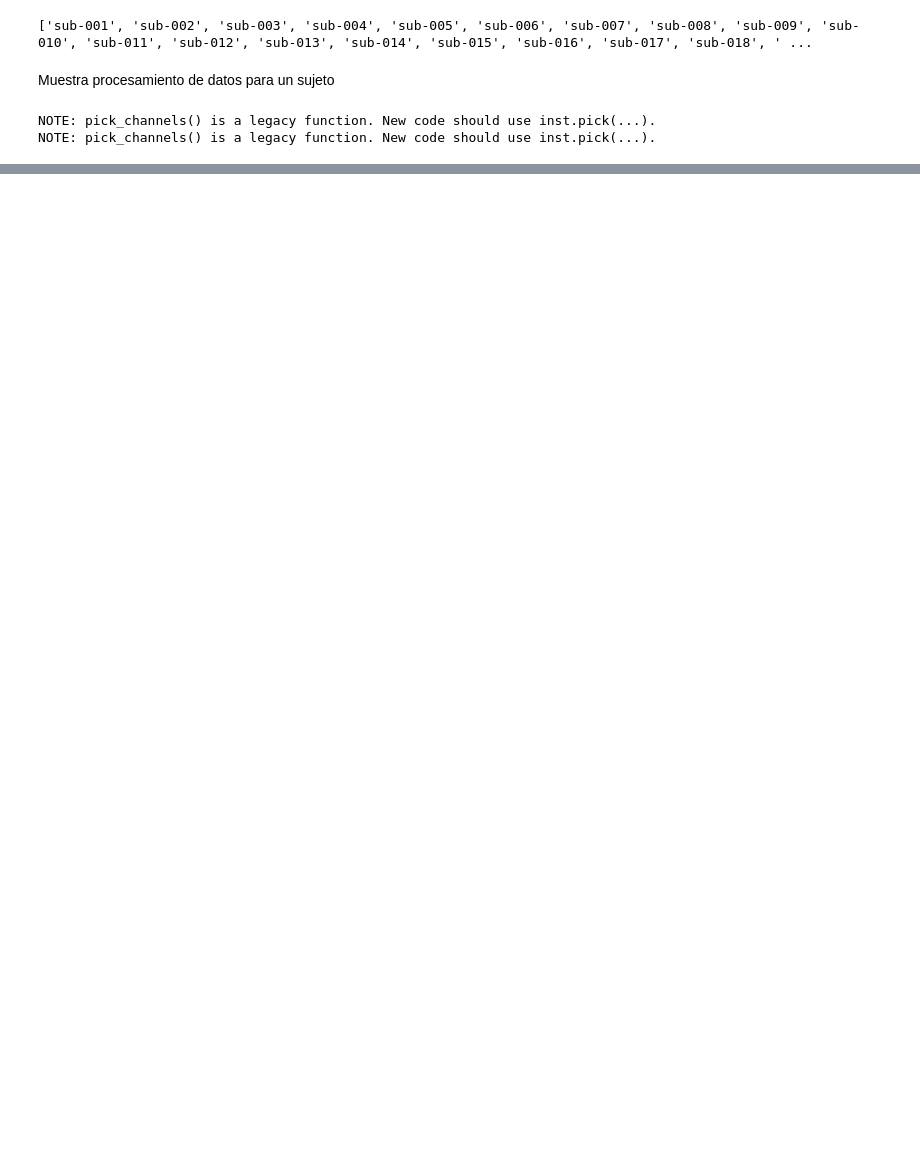
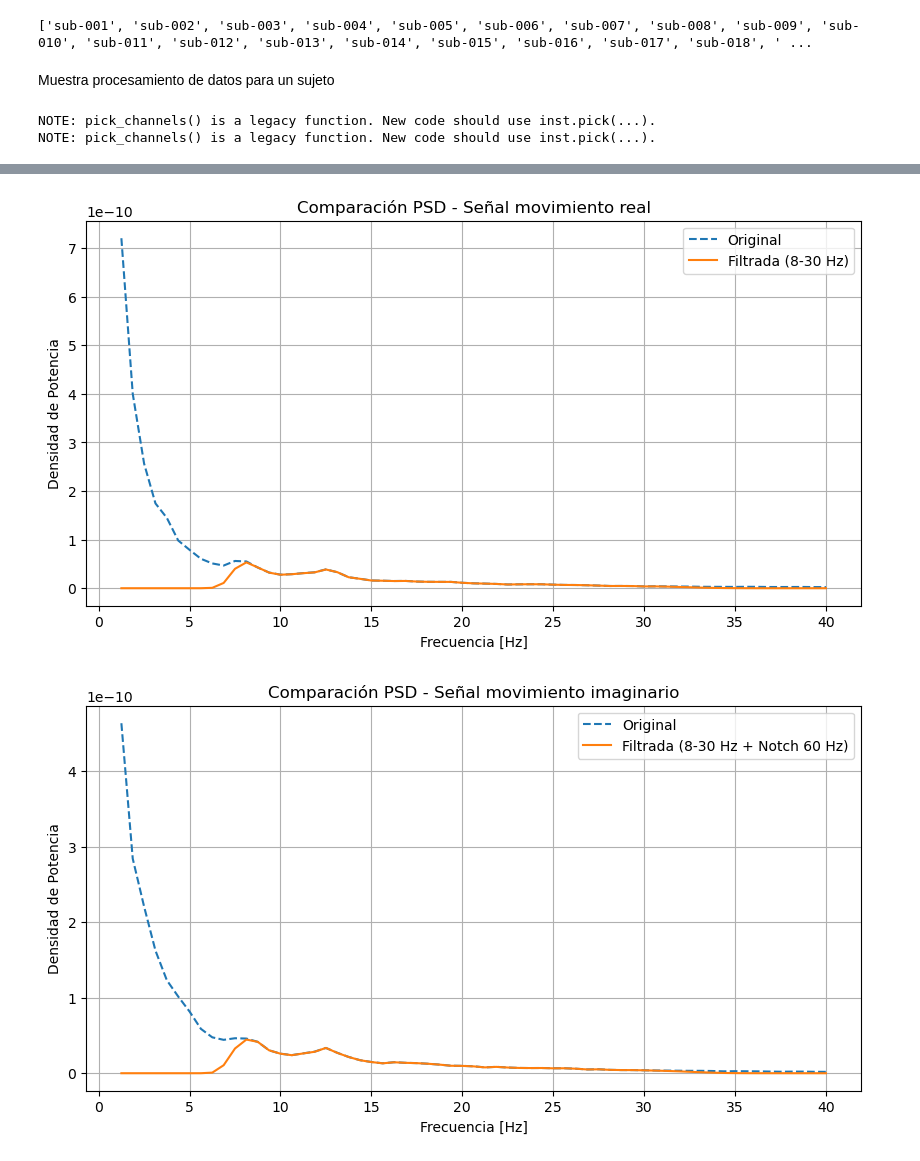
Before and after one commit to Isa21bella09/Proyecto-1---Biose-ales---Procesamiento-EEG, a Jupyter notebook: Proyecto 1 - Bioseñales.ipynb, the cells around one changed output, grey strips where cells are left out. Drawn from its saved outputs; the diff is of its cells as text; code cells hidden in the pictures; blank space fills up the shorter version.

```diff
--- a/Proyecto 1 - Bioseñales.ipynb
+++ b/Proyecto 1 - Bioseñales.ipynb
@@ -141,0 +144,55 @@ plt.show()
+# %%
+# 4. PSD
+
+# A. Señal movimiento real
+psd_real_orig, freqs1 = mne.time_frequency.psd_array_welch(raw_real_original.get_data(),
+    sfreq = raw_real_original.info['sfreq'], fmin=1, fmax=40, verbose=False)
+
+psd_real_filt, freqs2 = mne.time_frequency.psd_array_welch(raw_real_filt.get_data(),
+    sfreq = sfreq, fmin=1, fmax=40, verbose=False)
+
+# B. Señal movimiento imaginario
+psd_img_orig, freqs3 = mne.time_frequency.psd_array_welch(raw_imag_original.get_data(),
+    sfreq = sfreq, fmin=1, fmax=40, verbose=False)
+
+psd_img_filt, freqs4 = mne.time_frequency.psd_array_welch(raw_imag_filt.get_data(),
+    sfreq = sfreq, fmin=1, fmax=40, verbose=False)
+
+# Promedio entre canales
+
+# A. Señal movimiento real
+psd_rorig_mean = psd_real_orig.mean(axis=0)
+psd_rfilt_mean = psd_real_filt.mean(axis=0)
+
+# B. Señal movimiento imaginario
+psd_iorig_mean = psd_img_orig.mean(axis=0)
+psd_ifilt_mean = psd_img_filt.mean(axis=0)
+
+# Gráfica
+plt.figure(figsize=(10,5))
+
+# A. Señal movimiento real
+plt.plot(freqs1, psd_rorig_mean.T, label="Original", linestyle='--')
+plt.plot(freqs2, psd_rfilt_mean.T, label="Filtrada (8-30 Hz)")
+plt.title("Comparación PSD - Señal movimiento real")
+plt.xlabel("Frecuencia [Hz]")
+plt.ylabel("Densidad de Potencia")
+plt.grid()
+plt.legend()
+
+# B. Señal movimiento imaginario
+plt.figure(figsize=(10,5))
+
+plt.plot(freqs3, psd_iorig_mean.T, label="Original", linestyle='--')
+plt.plot(freqs4, psd_ifilt_mean.T, label="Filtrada (8-30 Hz + Notch 60 Hz)")
+
+plt.title("Comparación PSD - Señal movimiento imaginario")
+plt.xlabel("Frecuencia [Hz]")
+plt.ylabel("Densidad de Potencia")
+plt.grid()
+plt.legend()
+
+plt.show()
+# %% [output]
+[figure, added]
+[figure, added]
```
Also changed, not shown: parts of 1 cell of this notebook.
